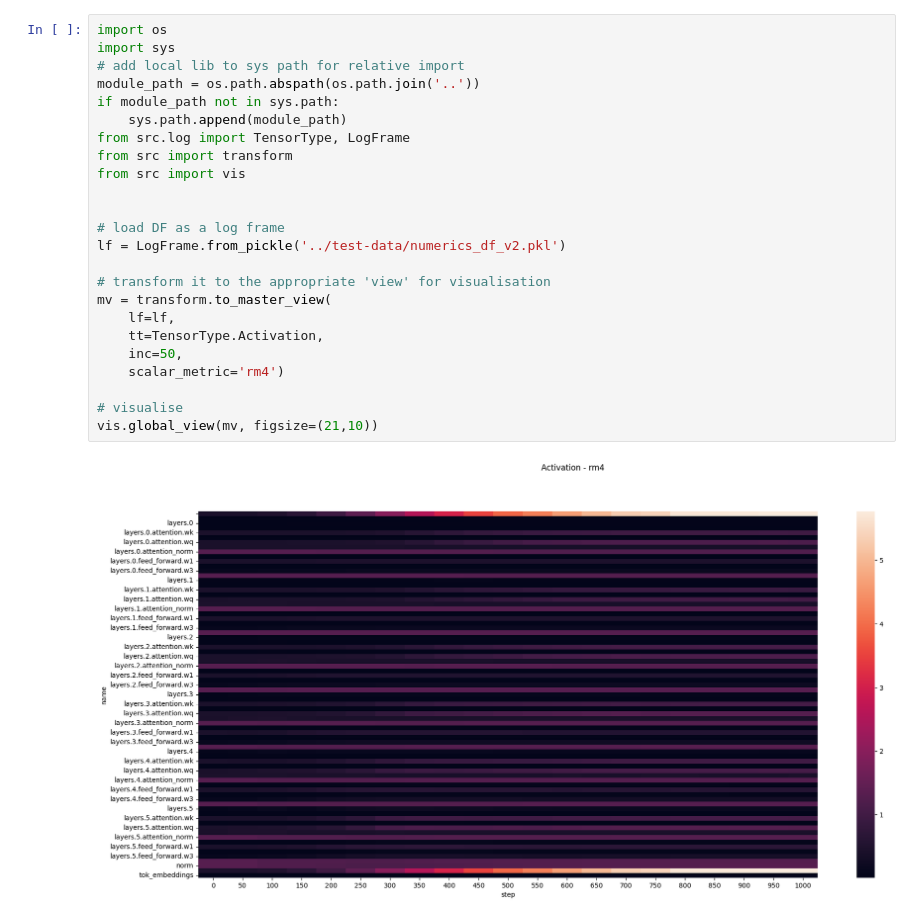
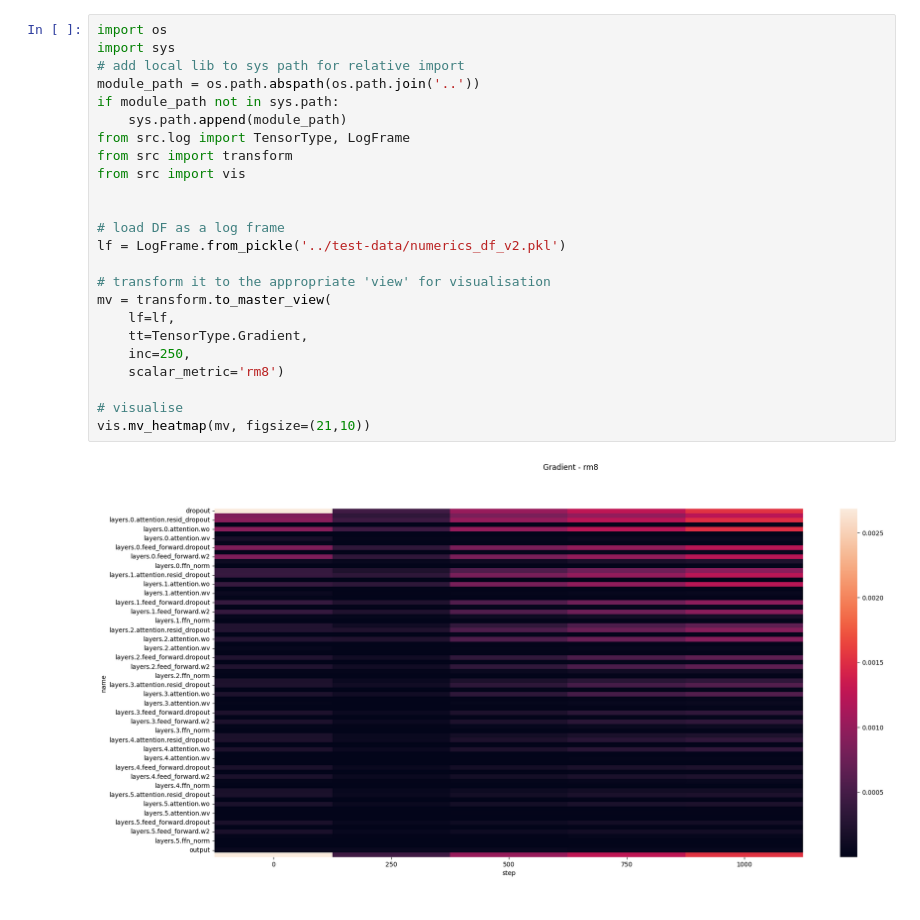
Before and after one commit to graphcore-research/track-and-visualize, a Jupyter notebook: notebooks/lib-demo.ipynb, the cells around one changed output. Drawn from its saved outputs; the diff is of its cells as text.

```diff
--- a/notebooks/lib-demo.ipynb
+++ b/notebooks/lib-demo.ipynb
@@ -1,26 +1,26 @@
 # %%
 import os
 import sys
 # add local lib to sys path for relative import
 module_path = os.path.abspath(os.path.join('..'))
 if module_path not in sys.path:
     sys.path.append(module_path)
 from src.log import TensorType, LogFrame
 from src import transform
 from src import vis
 
 
 # load DF as a log frame
 lf = LogFrame.from_pickle('../test-data/numerics_df_v2.pkl')
 
 # transform it to the appropriate 'view' for visualisation
 mv = transform.to_master_view(
     lf=lf,
-    tt=TensorType.Activation,
-    inc=50,
-    scalar_metric='rm4')
+    tt=TensorType.Gradient,
+    inc=250,
+    scalar_metric='rm8')
 
 # visualise
-vis.global_view(mv, figsize=(21,10))
+vis.mv_heatmap(mv, figsize=(21,10))
 # %% [output]
-[figure, old version]
+[figure, new version]
```
Also changed, not shown: 5 other files.
